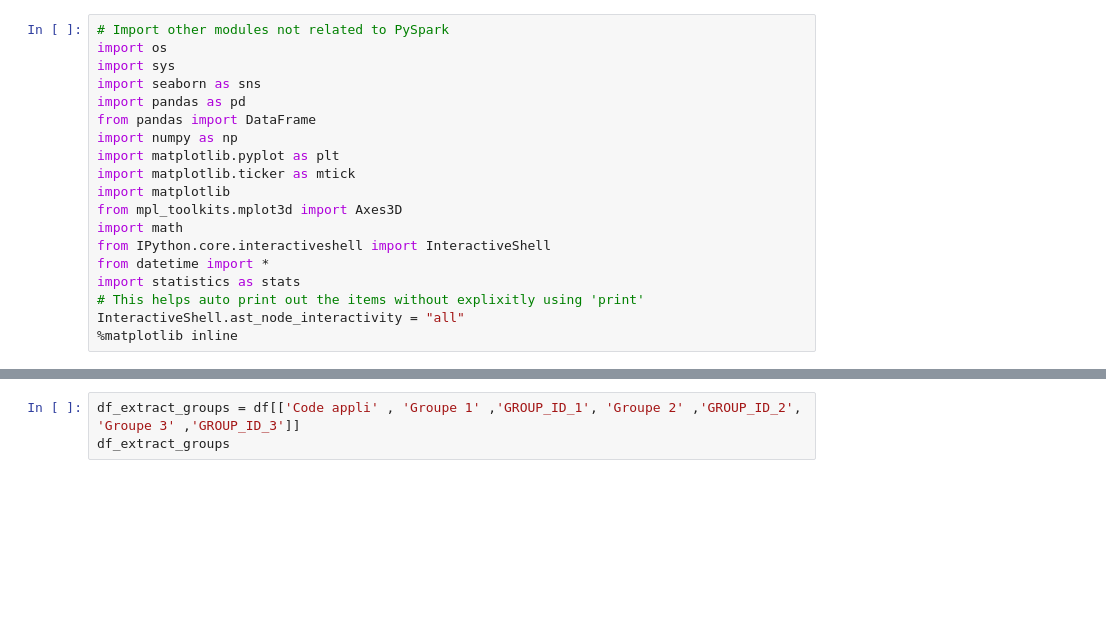
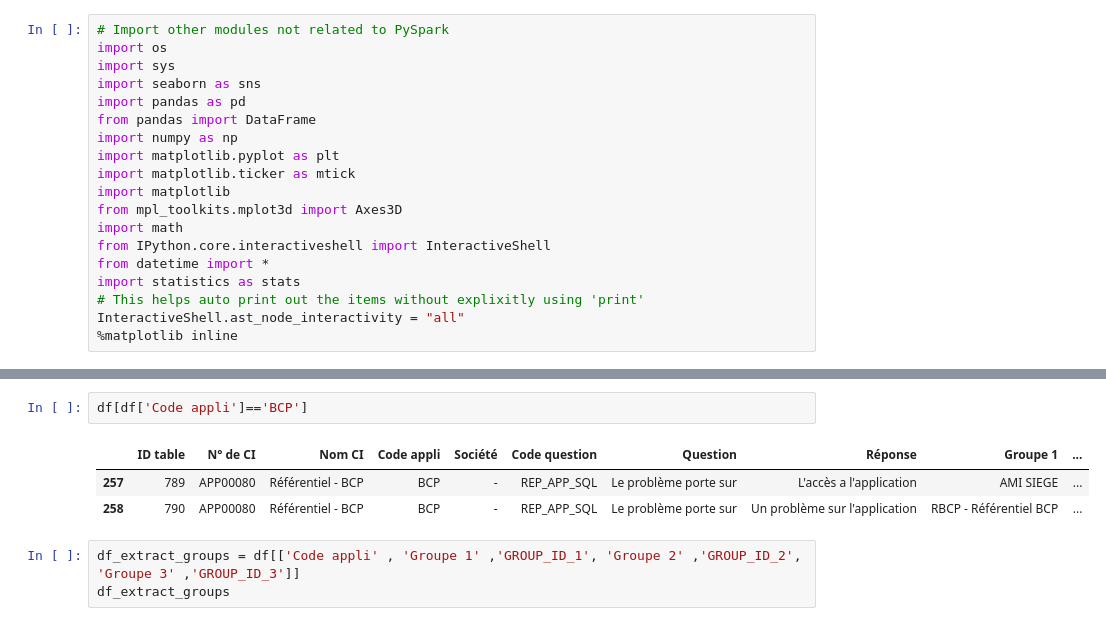
Before and after one commit to hbaieb77/PFEEE, a Jupyter notebook: etl_matric.ipynb, the cells around one changed output, grey strips where cells are left out. Saved outputs shown, nothing was run; the diff lists cells and outputs as text; blank space fills up the shorter version.

```diff
--- a/etl_matric.ipynb
+++ b/etl_matric.ipynb
@@ -30,6 +30,12 @@ df.head()
 | 2 | 476 | APP00001 | Pilotage activité (CLARITY) | CLY | - | REP_APP_SQL | Le problème porte sur | Autre | CLY DSI CLARITY | ... |
 | 3 | 477 | APP00001 | Pilotage activité (CLARITY) | CLY | - | REP_APP_SQL | Le problème porte sur | Une question ou un problème sur u... | CLY DSI CLARITY | ... |
 | 4 | 478 | APP00001 | Pilotage activité (CLARITY) | CLY | - | REP_APP_SQL | Le problème porte sur | Un problème sur les feuilles de t... | CLY DSI CLARITY | ... |
+# %%
+df[df['Code appli']=='BCP']
+# %% [output]
+|  | ID table | N° de CI | Nom CI | Code appli | Société | Code question | Question | Réponse | Groupe 1 | ... |
+| 257 | 789 | APP00080 | Référentiel - BCP | BCP | - | REP_APP_SQL | Le problème porte sur | L'accès a l'application | AMI SIEGE | ... |
+| 258 | 790 | APP00080 | Référentiel - BCP | BCP | - | REP_APP_SQL | Le problème porte sur | Un problème sur l'application | RBCP - Référentiel BCP | ... |
 # %%
 df_extract_groups = df[['Code appli' , 'Groupe 1' ,'GROUP_ID_1', 'Groupe 2' ,'GROUP_ID_2', 'Groupe 3' ,'GROUP_ID_3']]
 df_extract_groups
```
Also changed, not shown: 2 other files.
